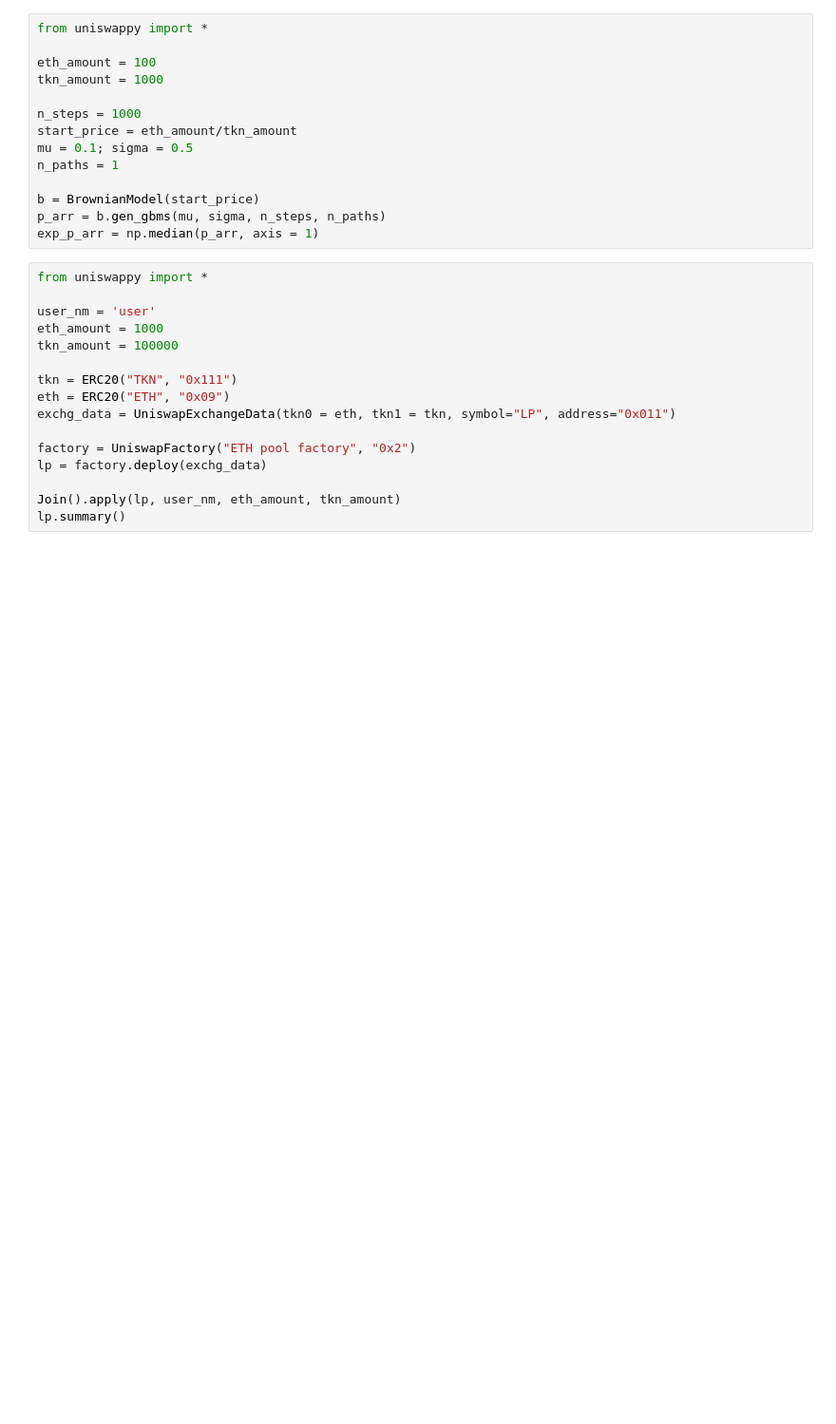
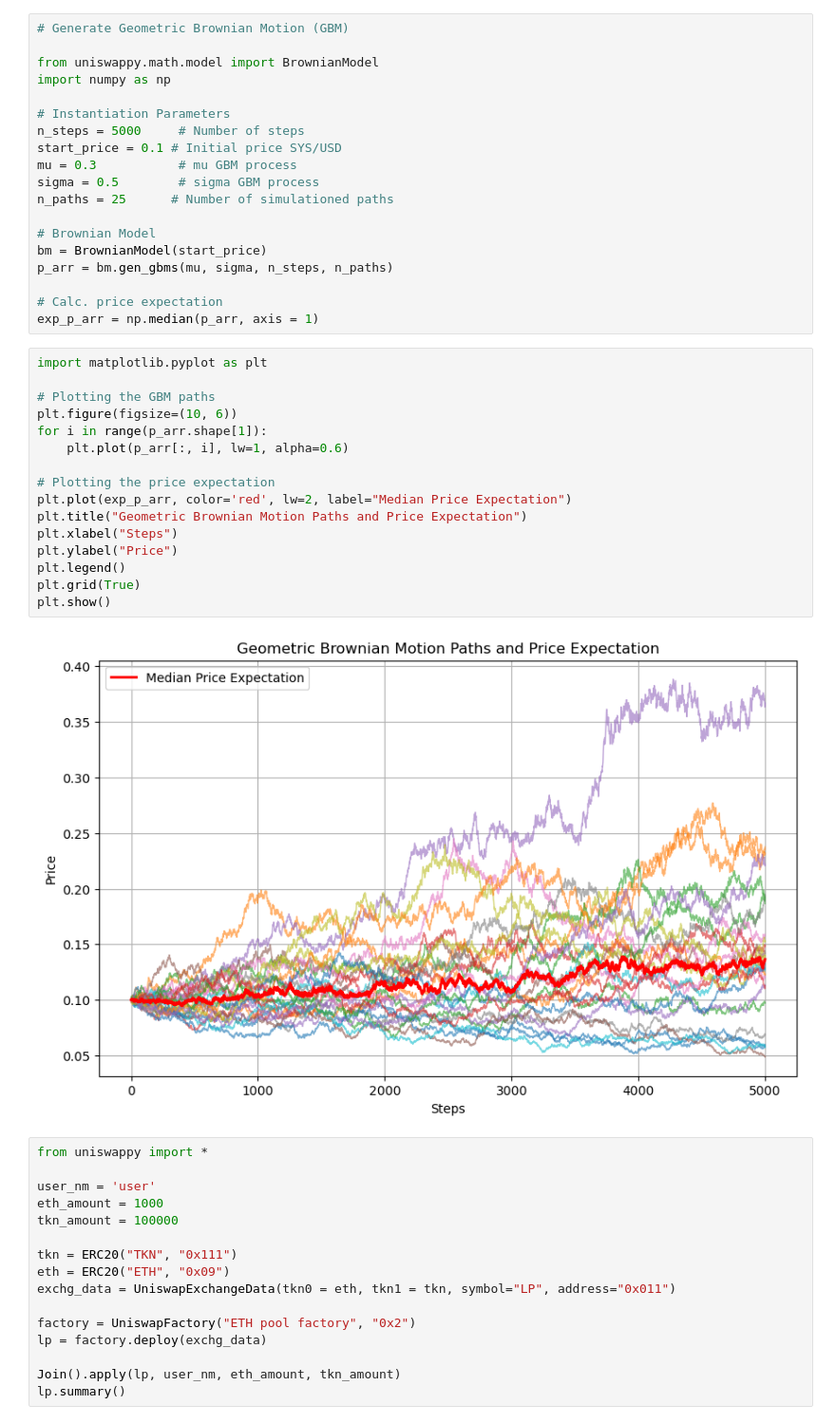
Before and after one commit to bamarasingam/onchain, a Jupyter notebook: uniswap3.ipynb, the cells around one changed output. Shown at 95% size. Cells and saved outputs as stored; diff of their text form; blank space fills up the shorter version.

```diff
--- a/uniswap3.ipynb
+++ b/uniswap3.ipynb
@@ -7,17 +5,40 @@ Simulating Uniswap V3 Liquidity Pool
 # %%
-from uniswappy import *
+# Generate Geometric Brownian Motion (GBM)
 
-eth_amount = 100
-tkn_amount = 1000
+from uniswappy.math.model import BrownianModel
+import numpy as np
 
-n_steps = 1000
-start_price = eth_amount/tkn_amount
-mu = 0.1; sigma = 0.5
-n_paths = 1
+# Instantiation Parameters
+n_steps = 5000     # Number of steps
+start_price = 0.1 # Initial price SYS/USD
+mu = 0.3           # mu GBM process
+sigma = 0.5        # sigma GBM process
+n_paths = 25      # Number of simulationed paths
 
-b = BrownianModel(start_price)
-p_arr = b.gen_gbms(mu, sigma, n_steps, n_paths)
+# Brownian Model
+bm = BrownianModel(start_price)
+p_arr = bm.gen_gbms(mu, sigma, n_steps, n_paths)
+
+# Calc. price expectation
 exp_p_arr = np.median(p_arr, axis = 1)
+# %%
+import matplotlib.pyplot as plt
+
+# Plotting the GBM paths
+plt.figure(figsize=(10, 6))
+for i in range(p_arr.shape[1]):
+    plt.plot(p_arr[:, i], lw=1, alpha=0.6)
+
+# Plotting the price expectation
+plt.plot(exp_p_arr, color='red', lw=2, label="Median Price Expectation")
+plt.title("Geometric Brownian Motion Paths and Price Expectation")
+plt.xlabel("Steps")
+plt.ylabel("Price")
+plt.legend()
+plt.grid(True)
+plt.show()
+# %% [output]
+[figure, added]
 # %%
 from uniswappy import *
 
```
Also changed, not shown: parts of 1 cell of this notebook, 1 other file.
